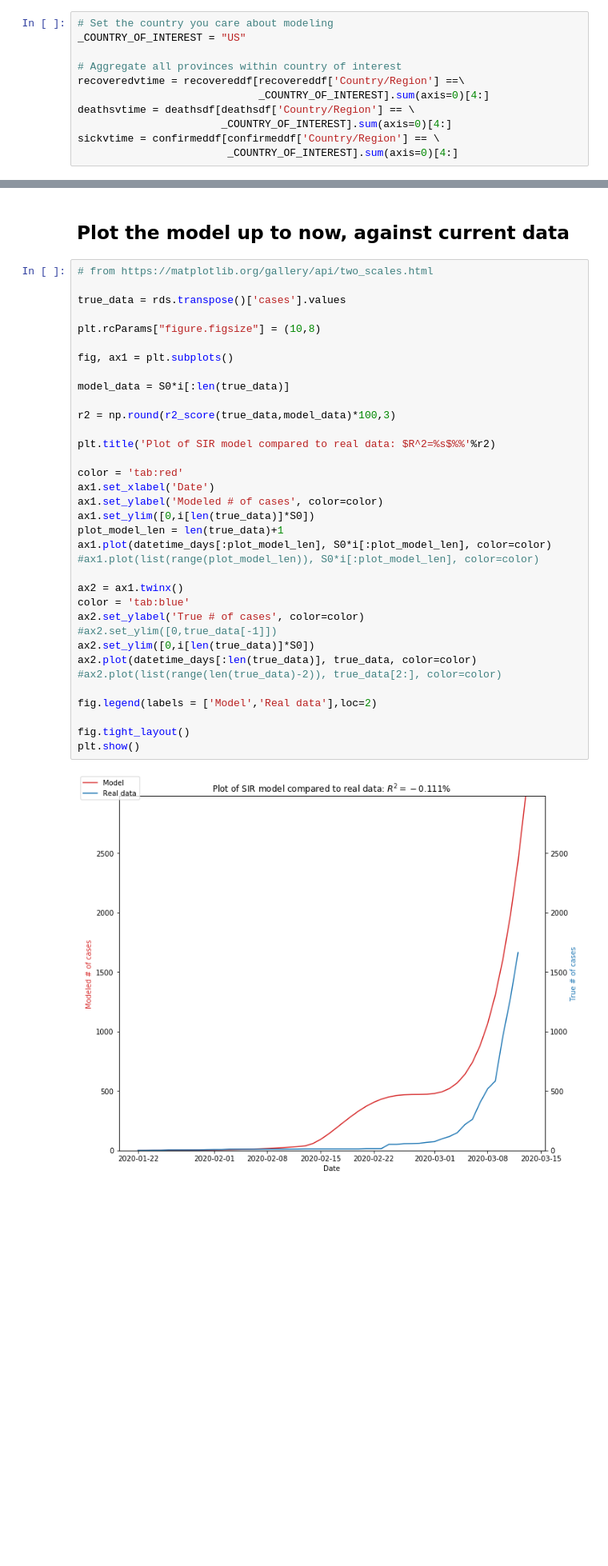
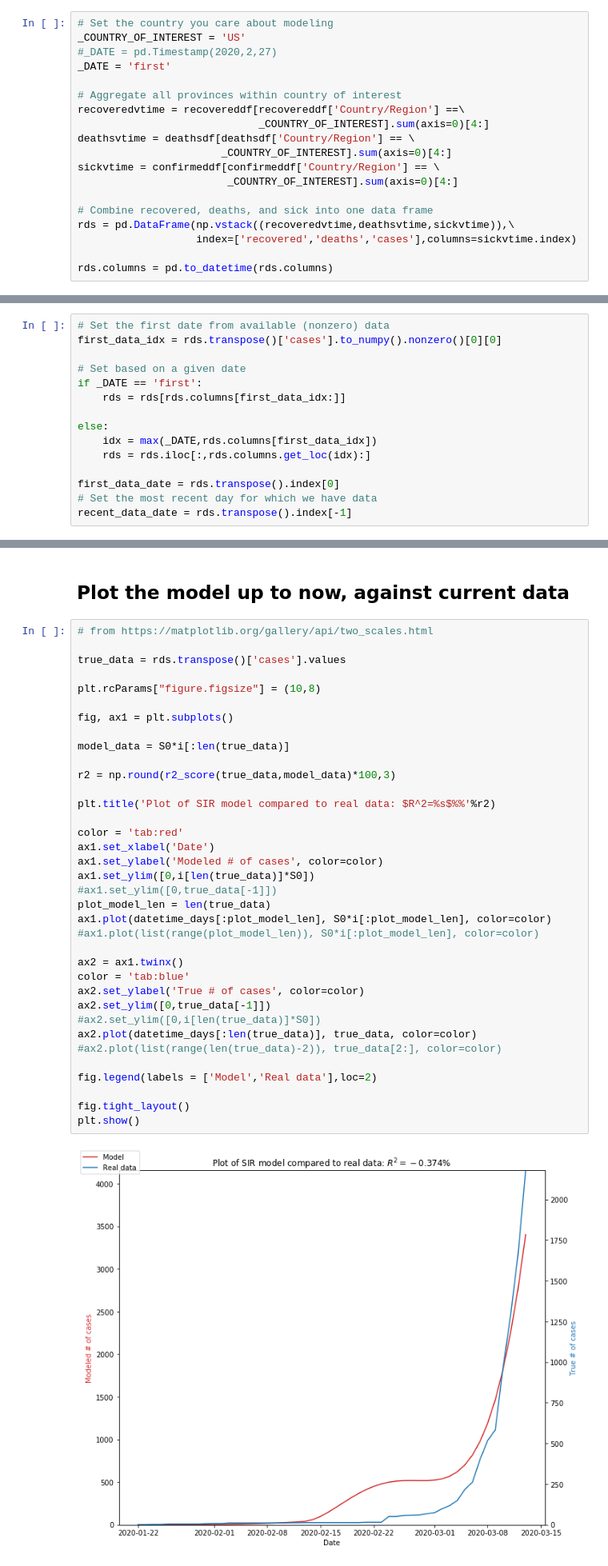
Before and after one commit to tekaysquared/COVID-19, a Jupyter notebook: covid-sir.ipynb, the cells around one changed output, grey strips where cells are left out. Shown at 80% size. Saved outputs shown, nothing was run; the diff lists cells and outputs as text; blank space fills up the shorter version.

Commit message:
Add capability to set initial condition dates

```diff
--- a/covid-sir.ipynb
+++ b/covid-sir.ipynb
@@ -38,7 +38,9 @@ deathsdf = pd.read_csv(data_names[1])
 confirmeddf = pd.read_csv(data_names[2])
 # %%
 # Set the country you care about modeling
-_COUNTRY_OF_INTEREST = "US"
+_COUNTRY_OF_INTEREST = 'US'
+#_DATE = pd.Timestamp(2020,2,27)
+_DATE = 'first'
 
 # Aggregate all provinces within country of interest
 recoveredvtime = recovereddf[recovereddf['Country/Region'] ==\
@@ -47,3 +49,9 @@ deathsvtime = deathsdf[deathsdf['Country/Region'] == \
                        _COUNTRY_OF_INTEREST].sum(axis=0)[4:]
 sickvtime = confirmeddf[confirmeddf['Country/Region'] == \
                         _COUNTRY_OF_INTEREST].sum(axis=0)[4:]
+
+# Combine recovered, deaths, and sick into one data frame
+rds = pd.DataFrame(np.vstack((recoveredvtime,deathsvtime,sickvtime)),\
+                   index=['recovered','deaths','cases'],columns=sickvtime.index)
+
+rds.columns = pd.to_datetime(rds.columns)
@@ -61,0 +58,15 @@ recent_data_date = datetime.datetime.strptime(rds.transpose().index[-1],'%m/%d/%
+# %%
+# Set the first date from available (nonzero) data
+first_data_idx = rds.transpose()['cases'].to_numpy().nonzero()[0][0]
+
+# Set based on a given date
+if _DATE == 'first':
+    rds = rds[rds.columns[first_data_idx:]]
+
+else:
+    idx = max(_DATE,rds.columns[first_data_idx])
+    rds = rds.iloc[:,rds.columns.get_loc(idx):]
+
+first_data_date = rds.transpose().index[0]
+# Set the most recent day for which we have data
+recent_data_date = rds.transpose().index[-1]
@@ -212,34 +228,35 @@ plt.show()
 true_data = rds.transpose()['cases'].values
 
 plt.rcParams["figure.figsize"] = (10,8)
 
 fig, ax1 = plt.subplots()
 
 model_data = S0*i[:len(true_data)]
 
 r2 = np.round(r2_score(true_data,model_data)*100,3)
 
 plt.title('Plot of SIR model compared to real data: $R^2=%s$%%'%r2)
 
 color = 'tab:red'
 ax1.set_xlabel('Date')
 ax1.set_ylabel('Modeled # of cases', color=color)
 ax1.set_ylim([0,i[len(true_data)]*S0])
-plot_model_len = len(true_data)+1
+#ax1.set_ylim([0,true_data[-1]])
+plot_model_len = len(true_data)
 ax1.plot(datetime_days[:plot_model_len], S0*i[:plot_model_len], color=color)
 #ax1.plot(list(range(plot_model_len)), S0*i[:plot_model_len], color=color)
 
 ax2 = ax1.twinx()
 color = 'tab:blue'
 ax2.set_ylabel('True # of cases', color=color)
-#ax2.set_ylim([0,true_data[-1]])
-ax2.set_ylim([0,i[len(true_data)]*S0])
+ax2.set_ylim([0,true_data[-1]])
+#ax2.set_ylim([0,i[len(true_data)]*S0])
 ax2.plot(datetime_days[:len(true_data)], true_data, color=color)
 #ax2.plot(list(range(len(true_data)-2)), true_data[2:], color=color)
 
 fig.legend(labels = ['Model','Real data'],loc=2)
 
 fig.tight_layout()
 plt.show()
 # %% [output]
-[figure, old version]
+[figure, new version]
```
Also changed, not shown: parts of 9 cells of this notebook.
